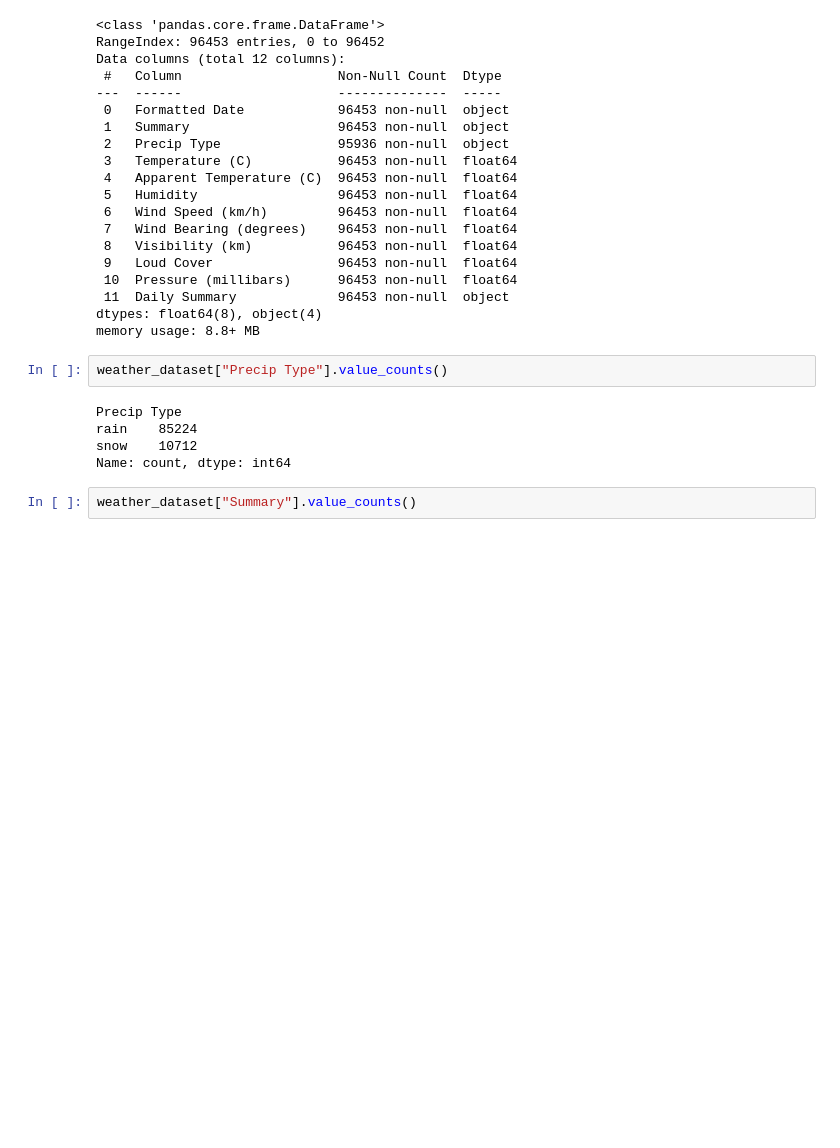
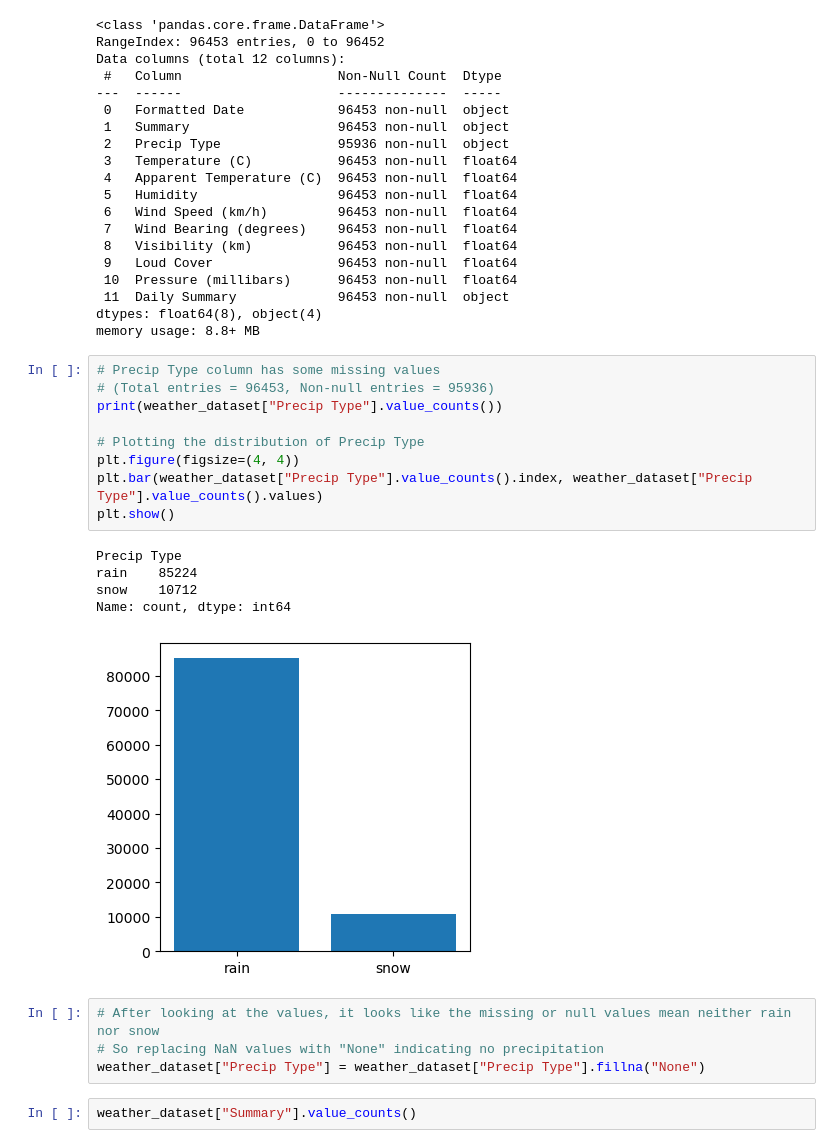
Before and after one commit to USMAN-FAIZYAB-KHAN/ML-CEP, a Jupyter notebook: CS22076.ipynb, the cells around one changed output. Cells and saved outputs as stored; diff of their text form; blank space fills up the shorter version.

```diff
--- a/CS22076.ipynb
+++ b/CS22076.ipynb
@@ -193,12 +194,24 @@ Data columns (total 12 columns):
 dtypes: float64(8), object(4)
 memory usage: 8.8+ MB
 # %%
-weather_dataset["Precip Type"].value_counts()
+# Precip Type column has some missing values
+# (Total entries = 96453, Non-null entries = 95936)
+print(weather_dataset["Precip Type"].value_counts())
+
+# Plotting the distribution of Precip Type
+plt.figure(figsize=(4, 4))
+plt.bar(weather_dataset["Precip Type"].value_counts().index, weather_dataset["Precip Type"].value_counts().values)
+plt.show()
 # %% [output]
 Precip Type
 rain    85224
 snow    10712
 Name: count, dtype: int64
+[figure, added]
+# %%
+# After looking at the values, it looks like the missing or null values mean neither rain nor snow
+# So replacing NaN values with "None" indicating no precipitation
+weather_dataset["Precip Type"] = weather_dataset["Precip Type"].fillna("None")
 # %%
 weather_dataset["Summary"].value_counts()
 # %% [output]
```
Also changed, not shown: parts of 20 cells of this notebook.
